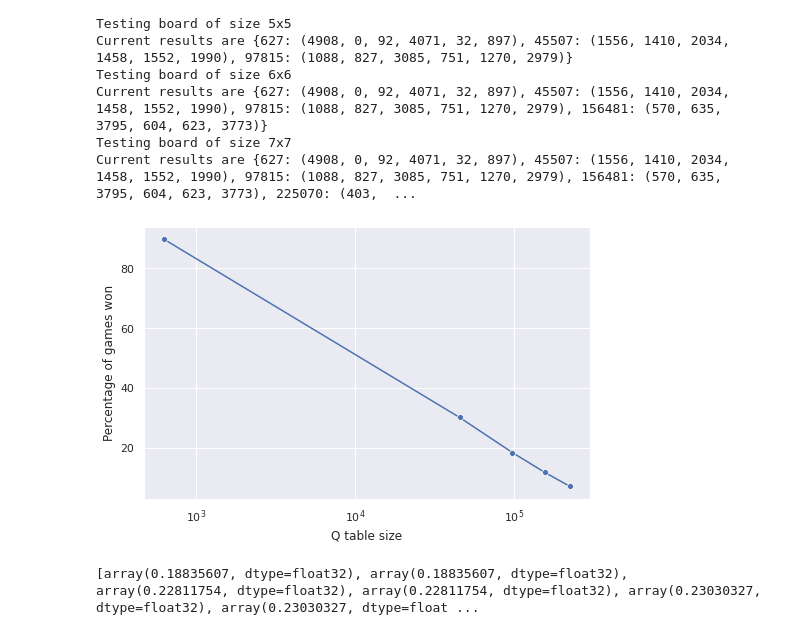
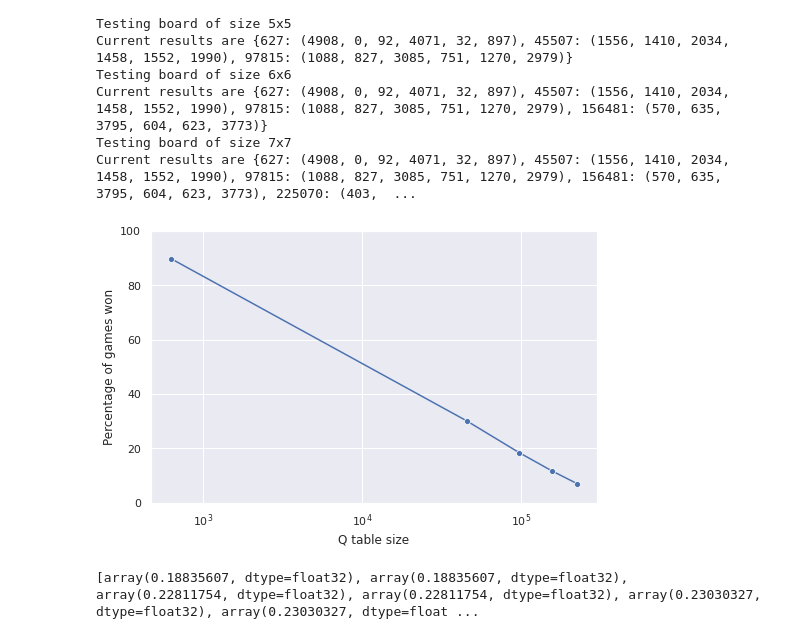
Before and after one commit to gael-vanderlee/CrossDimNoughts, a Jupyter notebook: RL_project.ipynb, the cells around one changed output. Drawn from its saved outputs; the diff is of its cells as text; code cells hidden in the pictures.

Commit message:
Graph correction

```diff
--- a/RL_project.ipynb
+++ b/RL_project.ipynb
@@ -118,16 +118,16 @@ Current results are {627: (4908, 0, 92, 4071, 32, 897), 45507: (1556, 1410, 2034
 # %%
 results_boardsize["total_games"] = results_boardsize["win_agent_first"] + results_boardsize["win_agent_second"] + \
                                   results_boardsize["lose_agent_first"] + results_boardsize["lose_agent_second"] + \
                                   results_boardsize["even_agent_first"] + results_boardsize["even_agent_second"]
 results_boardsize["Win rate"] = ((results_boardsize["win_agent_first"] + results_boardsize["win_agent_second"]) / results_boardsize["total_games"]) * 100
 
 ax = sns.lineplot(data=results_boardsize["Win rate"], marker="o")
-ax.set(xlabel='Q table size', ylabel='Percentage of games won')
+ax.set(xlabel='Q table size', ylabel='Percentage of games won', ylim=(0, 100))
 ax.set(xscale="log")
 plt.savefig("Perf_vs_BoardSize.png")
 plt.show()
 # %% [output]
-[figure, old version]
+[figure, new version]
 # %%
 import neuralAgent as na
 import torch
```
Also changed, not shown: 1 other file.
